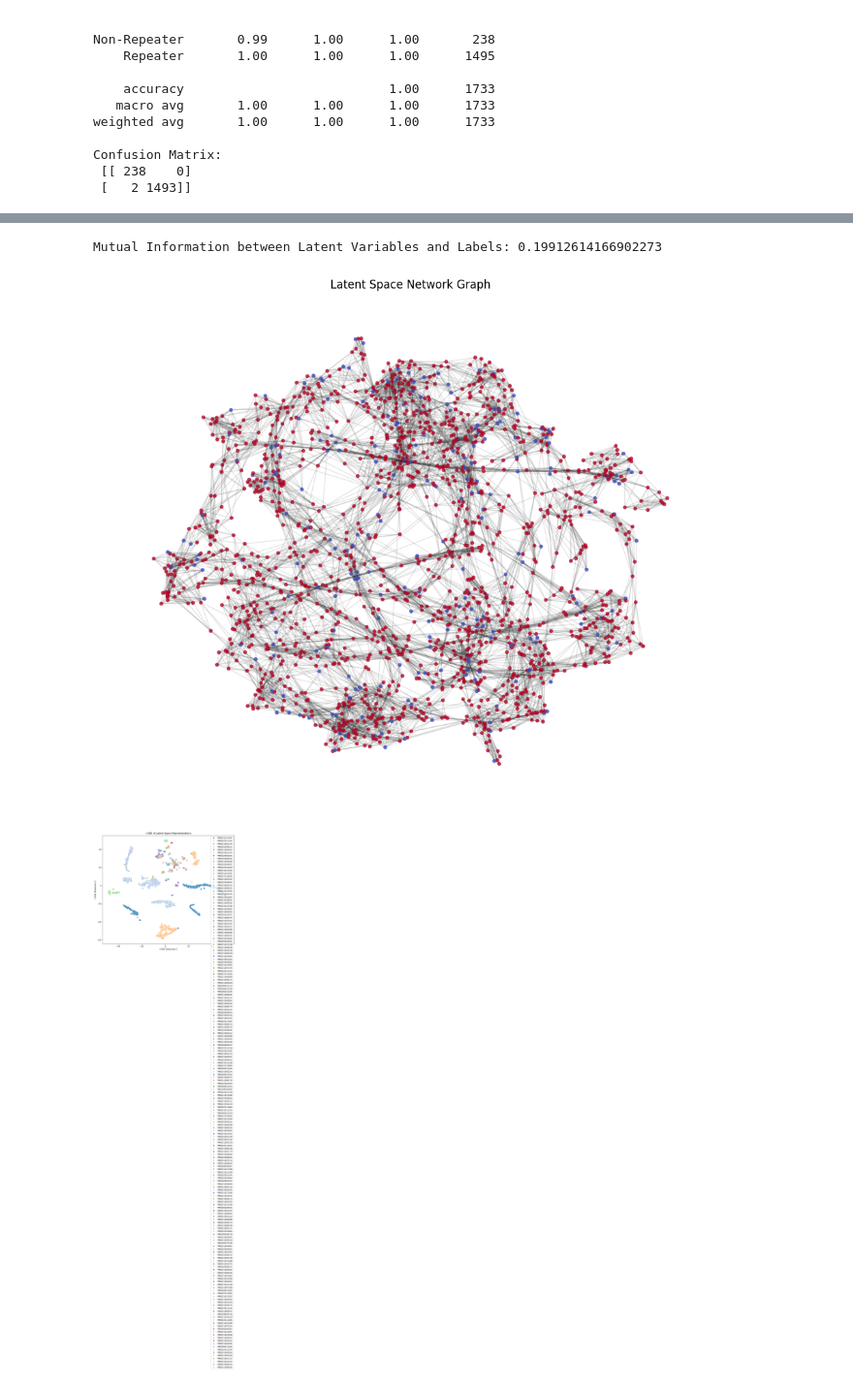
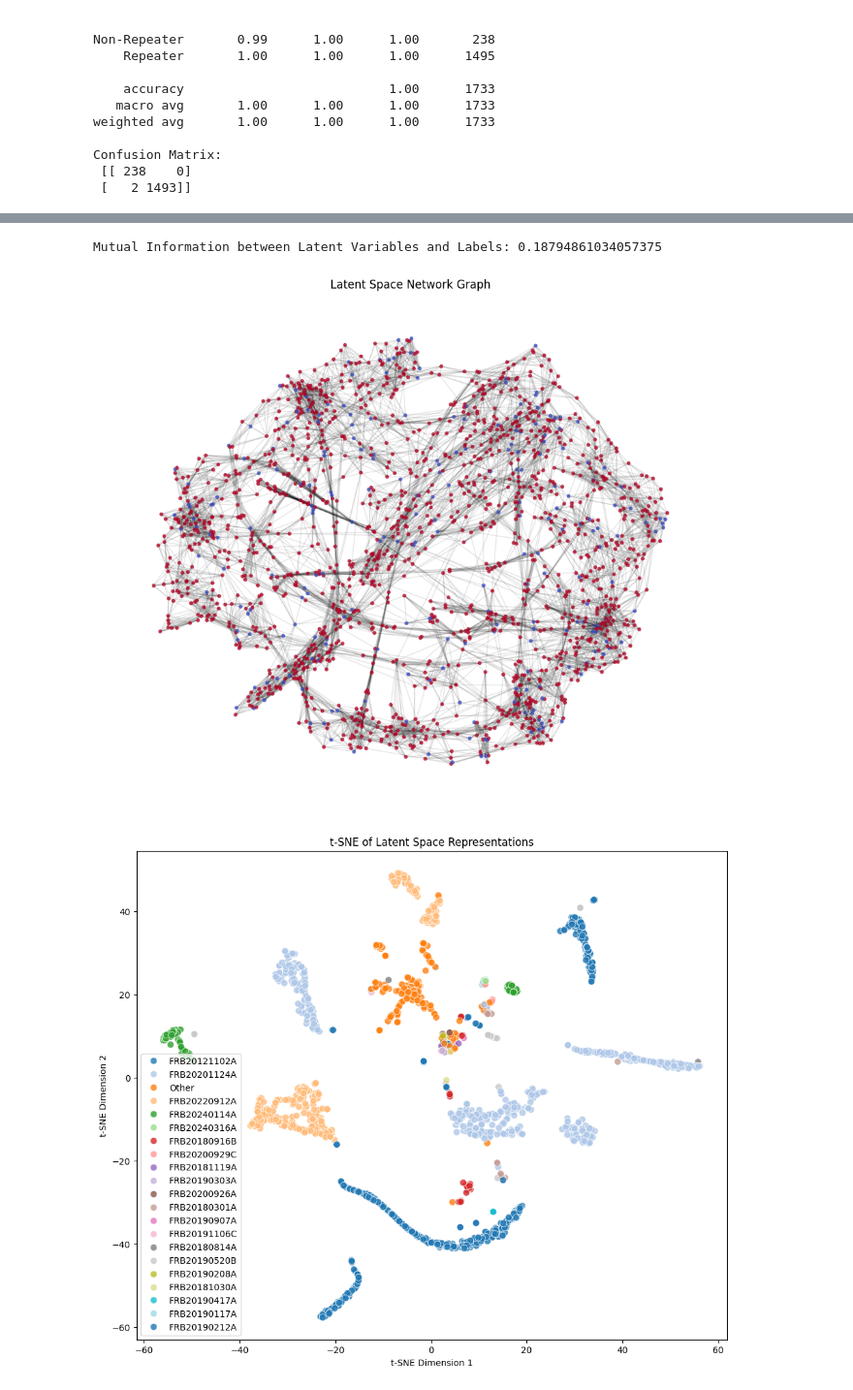
Before and after one commit to rtenacity/frb-analysis, a Jupyter notebook: frb-supervisedvae-optimized-recall.ipynb, the cells around one changed output, grey strips where cells are left out. Shown at 97% size. Saved outputs shown, nothing was run; the diff lists cells and outputs as text; code cells hidden in the pictures.

Commit message:
colors and fancy graphs

```diff
--- a/frb-supervisedvae-optimized-recall.ipynb
+++ b/frb-supervisedvae-optimized-recall.ipynb
@@ -671,7 +673,8 @@ Total True Negatives: 608
  [ 21.  67.]]
 ... (188 outputs left out)
 # %%
-best_params = study.best_params
+# best_params = study.best_params
+best_params = {'hidden_dim': 405, 'latent_dim': 11, 'beta': 0.10453404864734217, 'gamma': 1.3960807030216977, 'dropout_rate': 0.12965067778016798, 'lr': 0.00435761006480159, 'scheduler_patience': 4, 'activation': 'LeakyReLU'}
 beta = best_params["beta"]
 gamma = best_params["gamma"]
 lr = best_params["lr"]
@@ -900,6 +903,17 @@ train_data, val_data, train_labels, val_labels, train_indices, val_indices = tra
     frb_data_scaled, labels, indices, test_size=0.2, random_state=42, stratify=labels
 )
 
-source_data = list(original_data.loc[val_indices, "Source"])
-source_data
+source_data_val = list(original_data.loc[val_indices, "Source"])
+source_data_val
+
+source_data_train = list(original_data.loc[train_indices, "Source"])
+
+label_counts = Counter(source_data_val)
+
+top_labels = [label for label, _ in label_counts.most_common(20)]
+
+source_data_val_freq = [label if label in top_labels else 'Other' for label in source_data_val]
+
+print(f"Top 20 Labels: {top_labels}")
+print(f"Sample Transformed Data: {source_data_val_freq[:10]}")  # Display first 10 entries
 # %% [output]
@@ -1100,7 +1099,7 @@ def mutual_information(latent_representations, labels):
 
 mutual_information(val_latent, val_labels_np)
 # %% [output]
-Mutual Information between Latent Variables and Labels: 0.19912614166902273
+Mutual Information between Latent Variables and Labels: 0.18794861034057375
 # %%
 import networkx as nx
 from sklearn.neighbors import NearestNeighbors
@@ -1125,9 +1124,9 @@ def network_analysis(latent_representations, labels, n_neighbors=10):
 
 network_analysis(val_latent, val_labels_np)
 # %% [output]
-[figure, old version]
+[figure, new version]
 # %%
-visualize_latent_space_tsne(val_latent, source_data)
+visualize_latent_space_tsne(val_latent, source_data_val_freq)
 # %% [output]
-[figure, old version]
+[figure, new version]
 # %%
```
Also changed, not shown: parts of 9 cells of this notebook, 4 other files.
